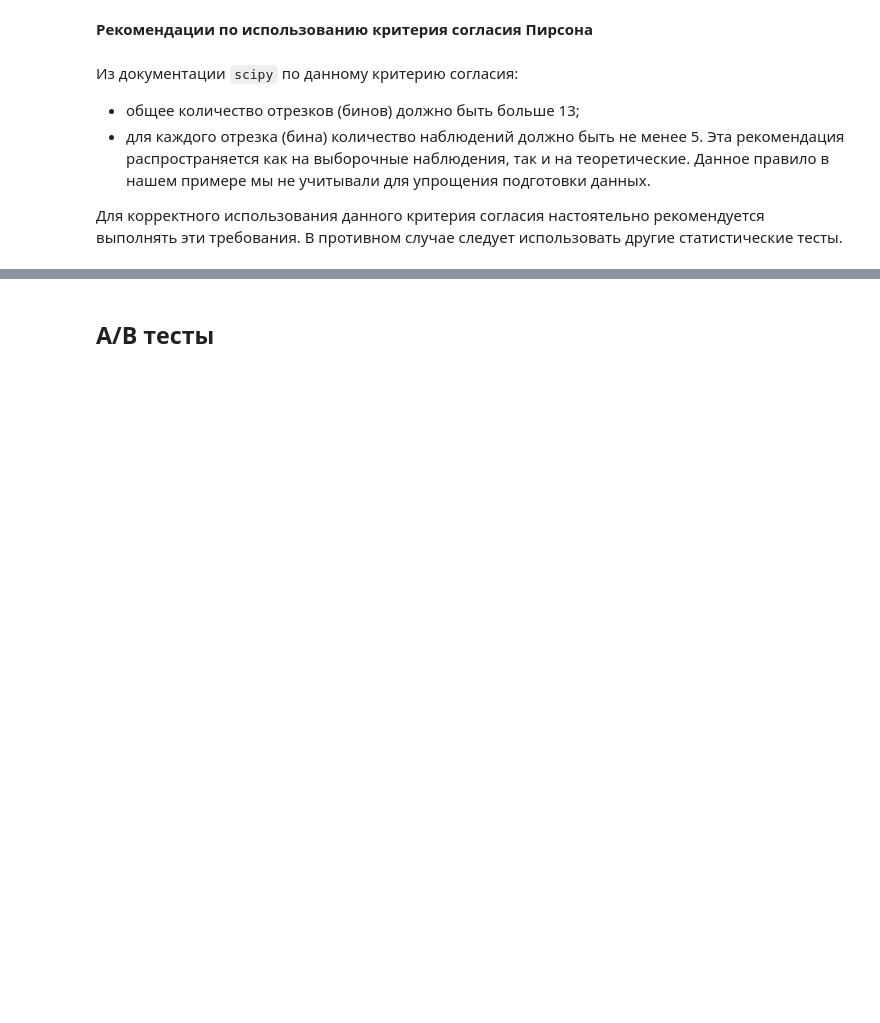
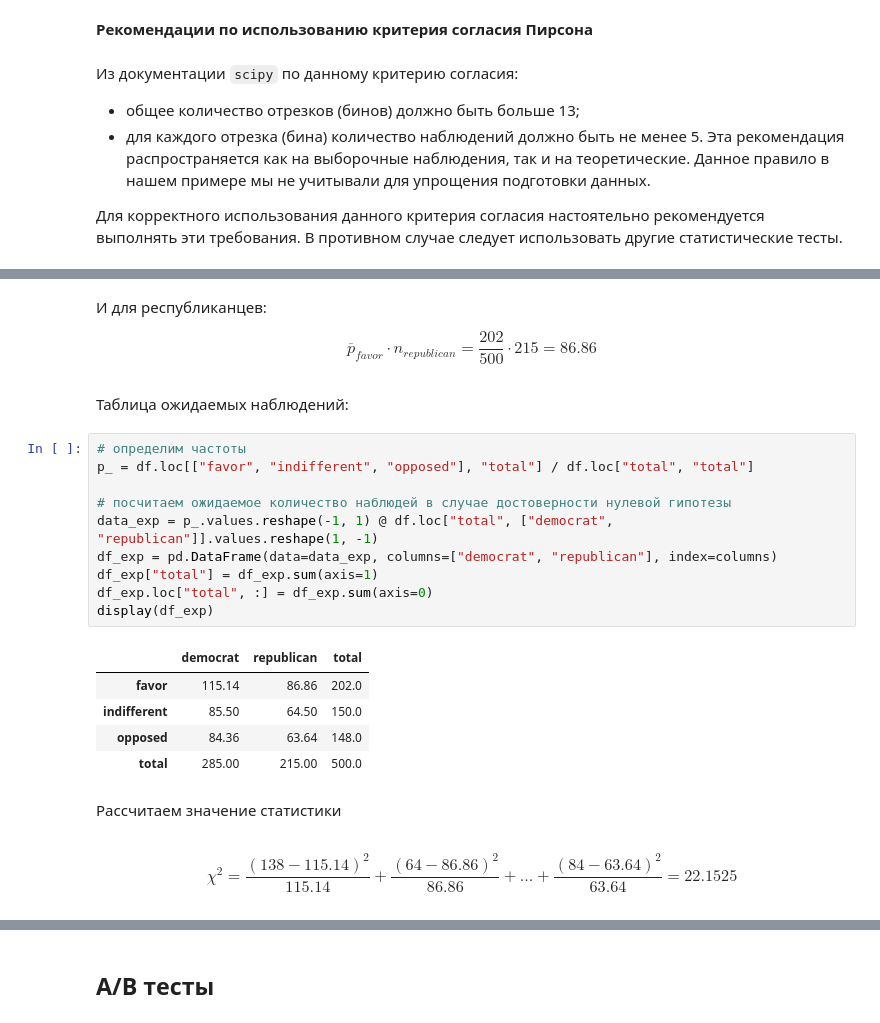
Before and after one commit to JosephFrancisTribbiani/ds, a Jupyter notebook: Statistic/stat_tests.ipynb, the cells around one changed output, grey strips where cells are left out. Saved outputs shown, nothing was run; the diff lists cells and outputs as text; blank space fills up the shorter version.

```diff
--- a/Statistic/stat_tests.ipynb
+++ b/Statistic/stat_tests.ipynb
@@ -250,0 +295,31 @@ Power_divergenceResult(statistic=1152.416, pvalue=2.7076716744821987e-236)
+# %% [markdown]
+И для республиканцев:
+
+$$
+\overline{p}_{favor} \cdot n_{republican} = \frac{202}{500} \cdot 215 = 86.86
+$$
+# %% [markdown]
+Таблица ожидаемых наблюдений:
+# %%
+# определим частоты
+p_ = df.loc[["favor", "indifferent", "opposed"], "total"] / df.loc["total", "total"]
+
+# посчитаем ожидаемое количество наблюдей в случае достоверности нулевой гипотезы
+data_exp = p_.values.reshape(-1, 1) @ df.loc["total", ["democrat", "republican"]].values.reshape(1, -1)
+df_exp = pd.DataFrame(data=data_exp, columns=["democrat", "republican"], index=columns)
+df_exp["total"] = df_exp.sum(axis=1)
+df_exp.loc["total", :] = df_exp.sum(axis=0)
+display(df_exp)
+# %% [output]
+|  | democrat | republican | total |
+| favor | 115.14 | 86.86 | 202.0 |
+| indifferent | 85.50 | 64.50 | 150.0 |
+| opposed | 84.36 | 63.64 | 148.0 |
+| total | 285.00 | 215.00 | 500.0 |
+# %% [markdown]
+Рассчитаем значение статистики
+# %% [markdown]
+$$
+\chi^2 = \frac{\left ( 138 - 115.14 \right ) ^2}{115.14} + \frac{\left ( 64 - 86.86 \right ) ^2}{86.86} + \ldots +
+\frac{\left ( 84 - 63.64 \right ) ^2}{63.64} = 22.1525
+$$
```
Also changed, not shown: parts of 16 cells of this notebook, 1 other file.
